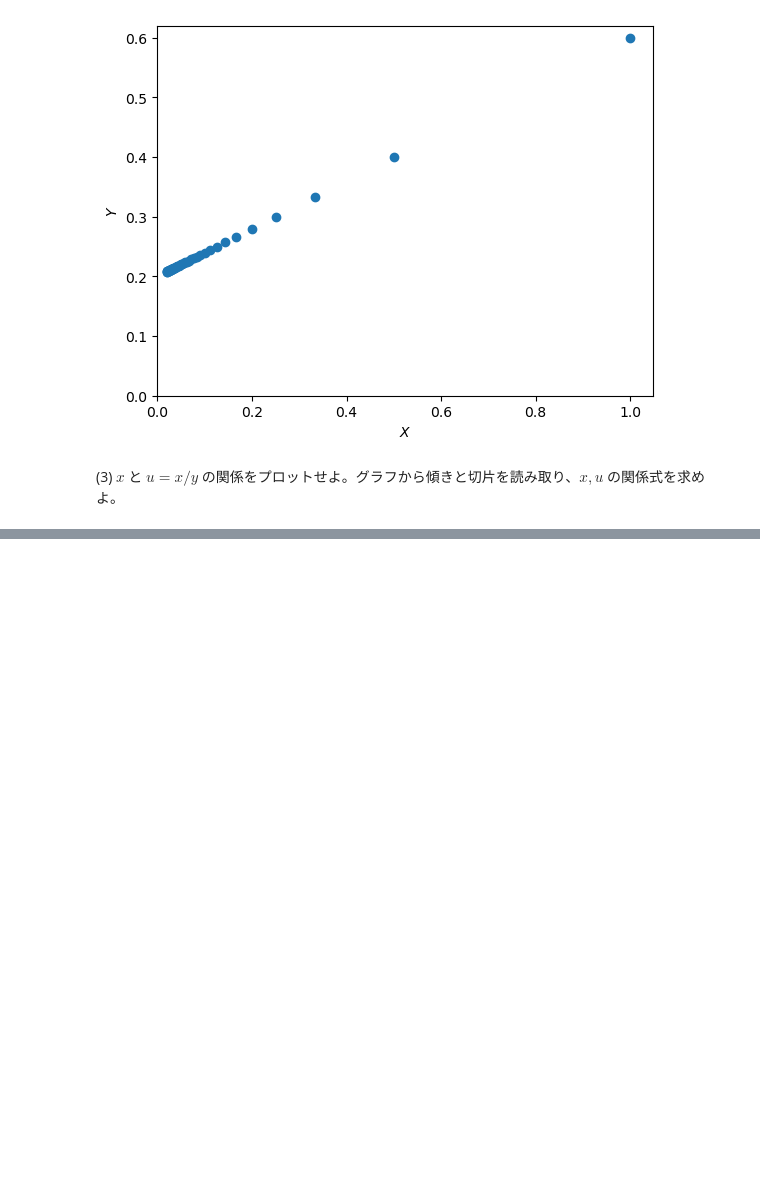
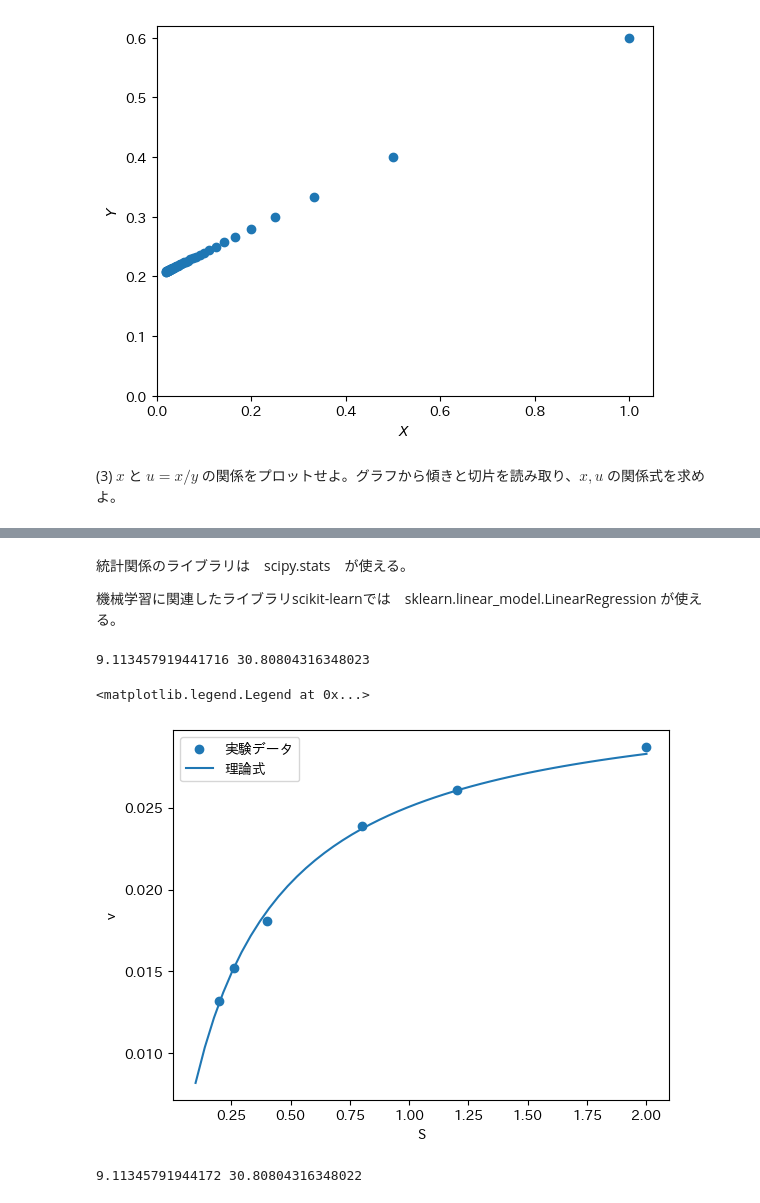
Before and after one commit to kyorin-phys/joho, a Jupyter notebook: p1.ipynb, the cells around one changed output, grey strips where cells are left out. Saved outputs shown, nothing was run; the diff lists cells and outputs as text; code cells hidden in the pictures; blank space fills up the shorter version.

```diff
--- a/p1.ipynb
+++ b/p1.ipynb
@@ -178,0 +226,39 @@ plt.xlim(0, )
+# %% [markdown]
+統計関係のライブラリは　scipy.stats　が使える。
+
+機械学習に関連したライブラリscikit-learnでは　sklearn.linear_model.LinearRegression が使える。
+# %%
+# scipy の場合
+from scipy.stats import linregress
+df = pd.read_csv('p1.csv')
+S = df['S']
+v = df['v']
+X = 1/S
+Y = 1/v
+res = linregress(X, Y)
+print(res.slope, res.intercept) # 傾きと切片
+Vmax = 1/res.intercept
+Km = Vmax*res.slope
+s = np.linspace(0.1, 2)
+plt.scatter(S, v, label='実験データ')
+plt.plot(s, Vmax*s/(Km+s),label='理論式')
+plt.xlabel('S')
+plt.ylabel('v')
+plt.legend()
+# %% [output]
+9.113457919441716 30.80804316348023
+<matplotlib.legend.Legend at 0x...>
+[figure, added]
+# %%
+# scikit-learn の場合
+from sklearn.linear_model import LinearRegression
+df = pd.read_csv('p1.csv')
+S = df[['S']] # 重線形回帰のため、説明変数は複数の列を扱えるようにしている
+v = df['v']
+X = 1/S
+Y = 1/v
+lr = LinearRegression()
+lr.fit(X, Y)
+print(lr.coef_[0], lr.intercept_) # 傾きと切片
+# %% [output]
+9.11345791944172 30.80804316348022
```
Also changed, not shown: parts of 17 cells of this notebook, 1 other file.
